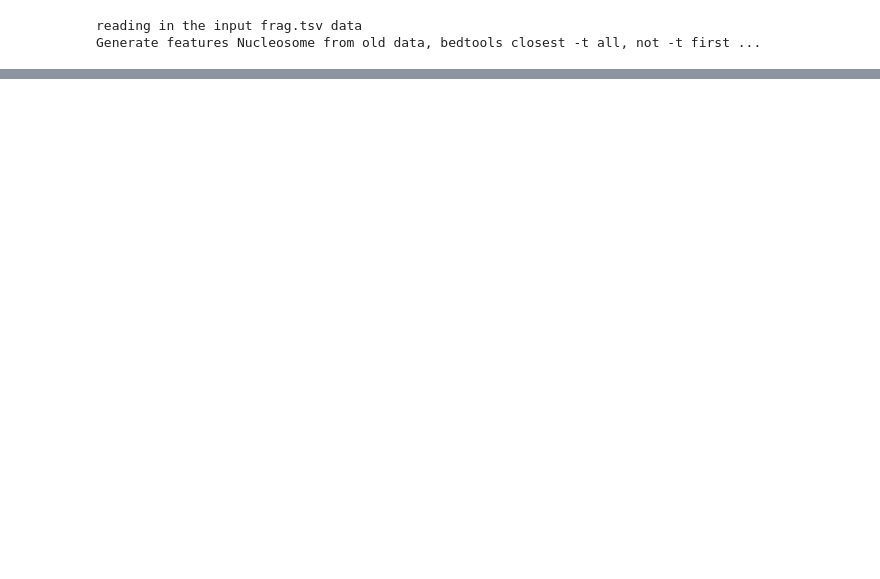
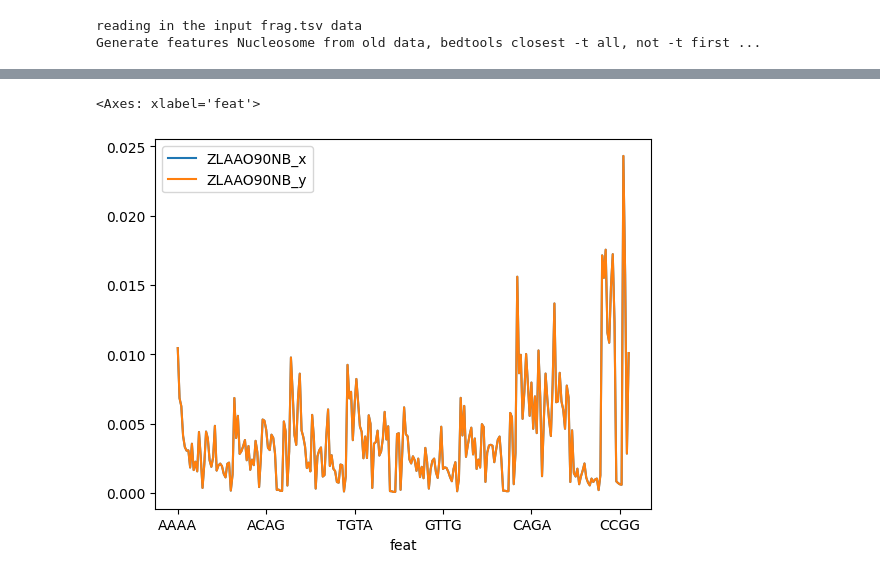
Before and after one commit to hieunguyen4193/ecd_wgs_features, a Jupyter notebook: test_generate_features.ipynb, the cells around one changed output, grey strips where cells are left out. Saved outputs shown, nothing was run; the diff lists cells and outputs as text; code cells hidden in the pictures; blank space fills up the shorter version.

```diff
--- a/test_generate_features.ipynb
+++ b/test_generate_features.ipynb
@@ -37,9 +37,9 @@ old_nucdf = pd.read_csv("nuc.old.csv", index_col=[0])
 
 sampleid = "ZLAAO90NB"
 
-check_em = emdf.merge(old_emdf, right_on = sampleid, left_on = sampleid)
-check_flen = flendf.merge(old_flendf, right_on = sampleid, left_on = sampleid)
-check_nuc = nucdf.merge(old_nucdf, right_on = sampleid, left_on = sampleid)
+check_em = emdf.merge(old_emdf, right_on = "feat", left_on = "feat")
+check_flen = flendf.merge(old_flendf, right_on = "feat", left_on = "feat")
+check_nuc = nucdf.merge(old_nucdf, right_on = "feat", left_on = "feat")
 # %% [output]
 reading in the input frag.tsv data
 Generate features Nucleosome from old data, bedtools closest -t all, not -t first ...
@@ -48,0 +46,5 @@ KeyError: 'motif'
+# %%
+check_em.set_index("feat").plot()
+# %% [output]
+<Axes: xlabel='feat'>
+[figure, added]
```
Also changed, not shown: parts of 3 cells of this notebook, 4 other files.
